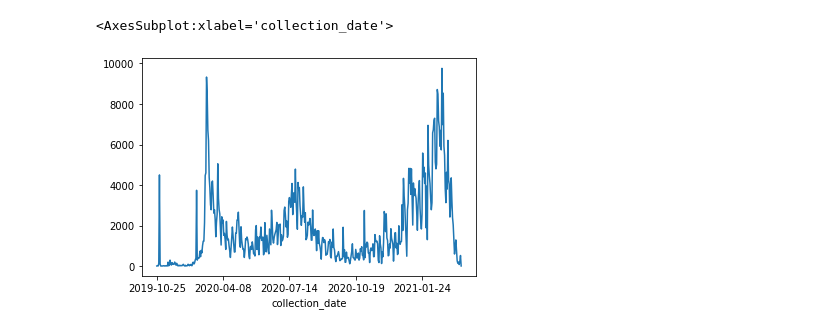
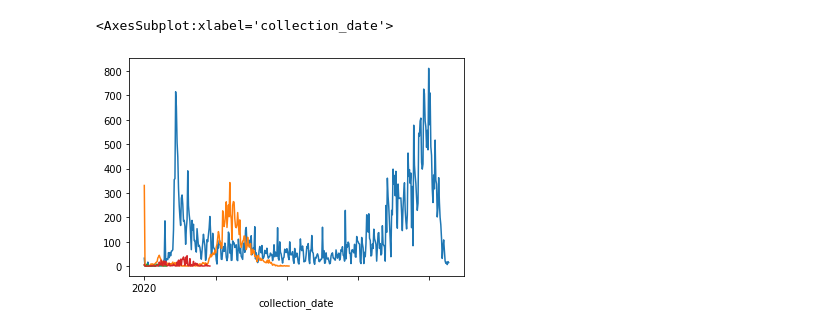
Before and after one commit to daenuprobst/SARS-CoV-2-seqs, a Jupyter notebook: eval.ipynb, the cells around one changed output. Drawn from its saved outputs; the diff is of its cells as text; code cells hidden in the pictures.

Commit message:
Update plot

```diff
--- a/eval.ipynb
+++ b/eval.ipynb
@@ -47,5 +29,10 @@ Zambia                    12
-# %%
-df.groupby("collection_date").size().plot()
-# %% [output]
-<AxesSubplot:xlabel='collection_date'>
-[figure, removed]
+# %%
+# Looks like Europe doesn't sequence or doesn't care to submit sequences to a open database.
+# Looks like currently it's almost exclusively the US
+df[df.country == "USA"].groupby("collection_date").size().plot()
+df[df.country == "Australia"].groupby("collection_date").size().plot()
+df[df.country == "Germany"].groupby("collection_date").size().plot()
+df[df.country == "India"].groupby("collection_date").size().plot()
+# %% [output]
+<AxesSubplot:xlabel='collection_date'>
+[figure, added]
```
Also changed, not shown: parts of 2 cells of this notebook.
